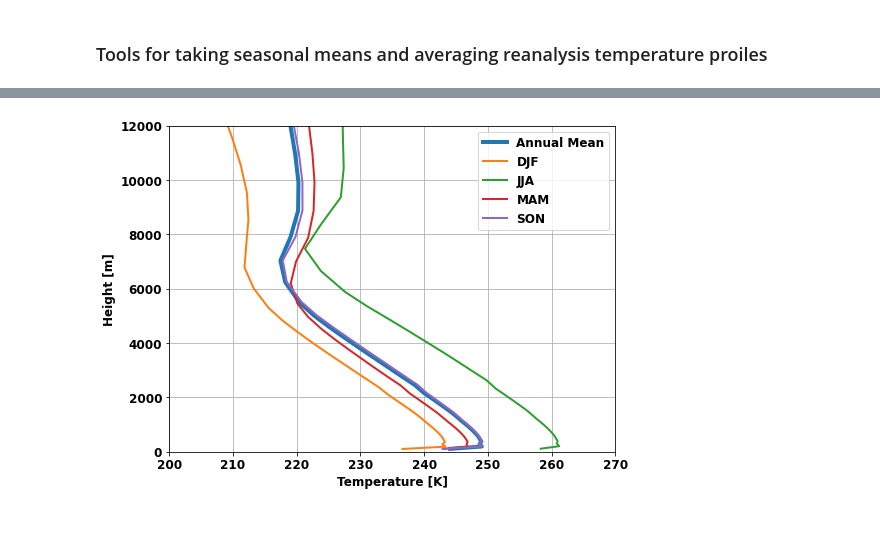
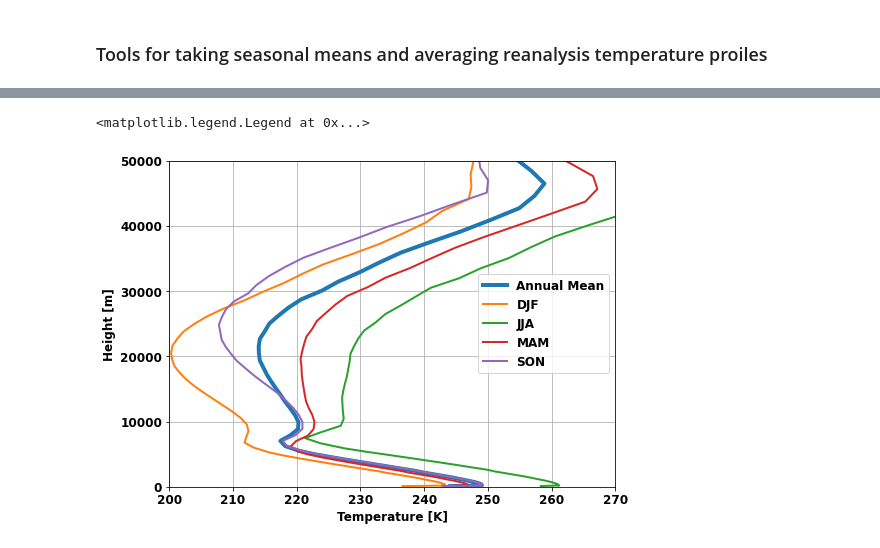
Before and after one commit to costachris/arctic_surface_forcing, a Jupyter notebook: rad_transfer_python/profile_analysis.ipynb, the cells around one changed output, grey strips where cells are left out. Cells and saved outputs as stored; diff of their text form; code cells hidden in the pictures.

```diff
--- a/rad_transfer_python/profile_analysis.ipynb
+++ b/rad_transfer_python/profile_analysis.ipynb
@@ -50,33 +54,35 @@ T_prof_incr = T_prof[::-1]
 
 plot_profile(z_prof, T_prof_incr,
              v_coord_type='height',
 #              v_coord_type = 'pressure',
              newfig_bool = True,
              min_pres = 3e2,
              linewidth = 4,
              figsize = (8,6),
 #              xlim = [1e-4, 1],
              xlabel = 'Temperature [K]',
              label = 'Annual Mean')
 
 for seas_i in range(4):
     seas_ii = ds_seasonal.season.values[seas_i]
 #     p_prof = ds_seasonal['PL'].sel(season = seas_ii).values
 #     T_prof = ds_seasonal['T'].sel(season = seas_ii).values
     p_prof, T_prof, dz_prof,  _,_,_,_ = compute_profile_properties_merra2(ds_seasonal.sel(season = seas_ii), verbose = False)
     z_prof = np.cumsum(dz_prof[::-1])
     T_prof_incr = T_prof[::-1]
 
     plot_profile(z_prof, T_prof_incr,
              v_coord_type='height',
              newfig_bool = False,
               linewidth = 2,
 #              xlim = [1e-4, 1],
              xlabel =  'Temperature [K]',
              label = seas_ii)
-plt.ylim([0, 12000])
+# plt.ylim([0, 12000])
+plt.ylim([0, 50000])
 plt.xlim([200, 270])
 plt.legend()
-plt.savefig(save_final_figs_dir + 'mean_and_seasonal_temperature_profiles_merra.png', dpi = 300)
+# plt.savefig(save_final_figs_dir + 'mean_and_seasonal_temperature_profiles_merra.png', dpi = 300)
 # %% [output]
+<matplotlib.legend.Legend at 0x...>
-[figure, old version]
+[figure, new version]
```
Also changed, not shown: parts of 14 cells of this notebook, 5 other files.
